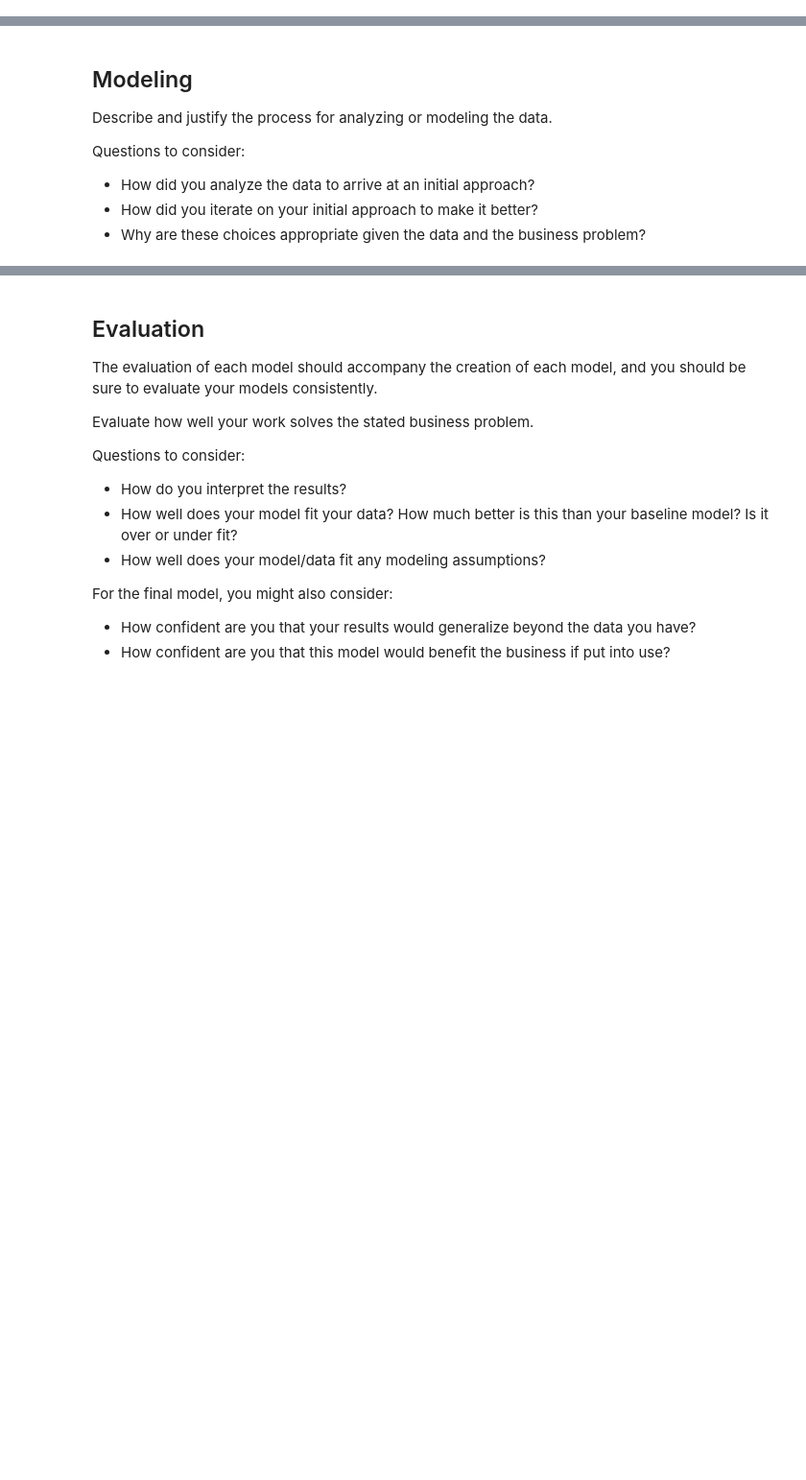
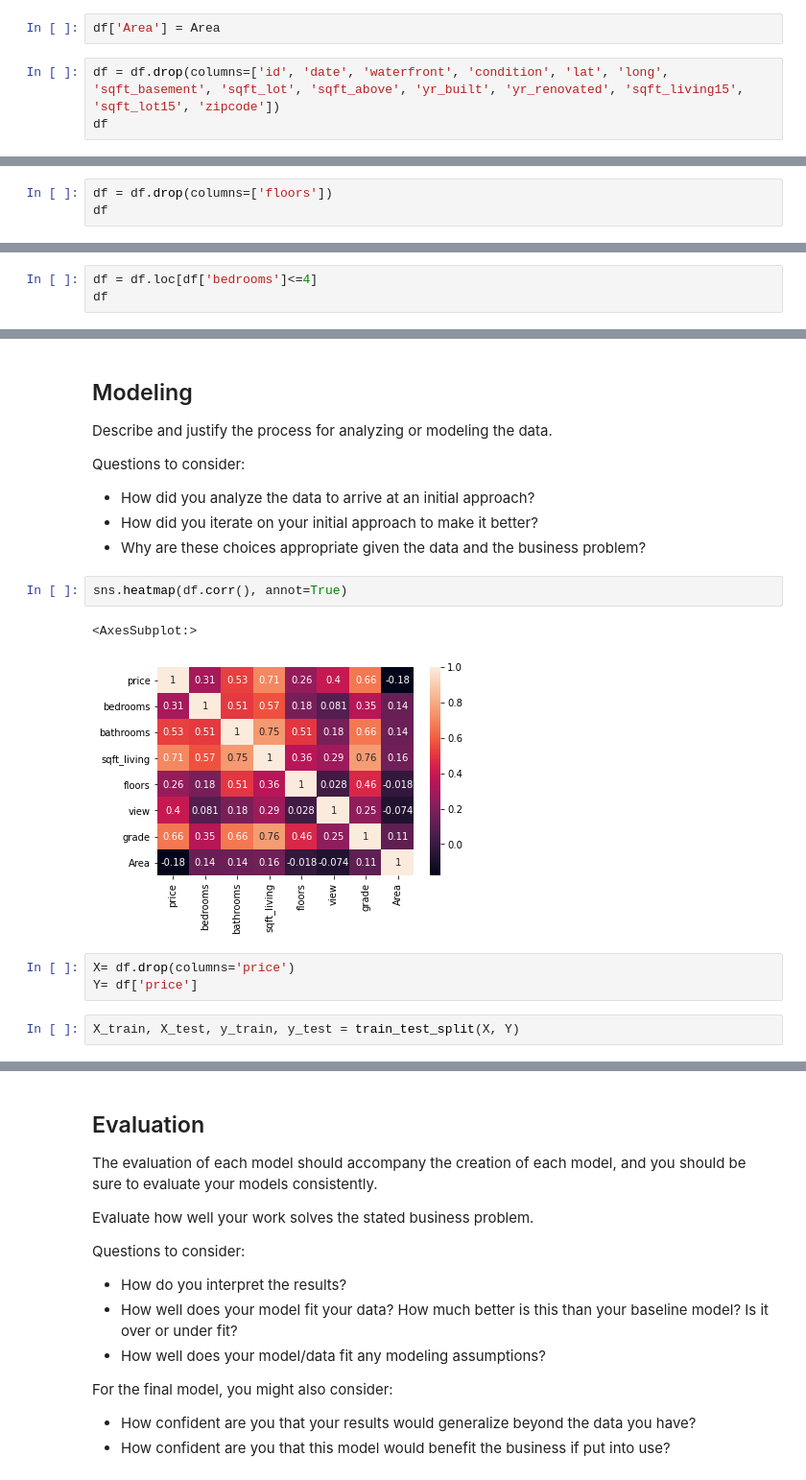
Before and after one commit to litzysj/King-County-Real-Estate-Analysis, a Jupyter notebook: Sandbox Notebook.ipynb, the cells around one changed output, grey strips where cells are left out. Shown at 96% size. Drawn from its saved outputs; the diff is of its cells as text; blank space fills up the shorter version.

```diff
--- a/Sandbox Notebook.ipynb
+++ b/Sandbox Notebook.ipynb
@@ -48,0 +164,5 @@ Questions to consider:
+# %%
+df['Area'] = Area
+# %%
+df = df.drop(columns=['id', 'date', 'waterfront', 'condition', 'lat', 'long', 'sqft_basement', 'sqft_lot', 'sqft_above', 'yr_built', 'yr_renovated', 'sqft_living15', 'sqft_lot15', 'zipcode'])
+df
@@ -48,0 +183,3 @@ Questions to consider:
+# %%
+df = df.drop(columns=['floors'])
+df
@@ -48,0 +200,3 @@ Questions to consider:
+# %%
+df = df.loc[df['bedrooms']<=4]
+df
@@ -56,3 +224,13 @@ Questions to consider:
 - How did you analyze the data to arrive at an initial approach?
 - How did you iterate on your initial approach to make it better?
 - Why are these choices appropriate given the data and the business problem?
+# %%
+sns.heatmap(df.corr(), annot=True)
+# %% [output]
+<AxesSubplot:>
+[figure, added]
+# %%
+X= df.drop(columns='price')
+Y= df['price']
+# %%
+X_train, X_test, y_train, y_test = train_test_split(X, Y)
```
Also changed, not shown: parts of 29 cells of this notebook.
